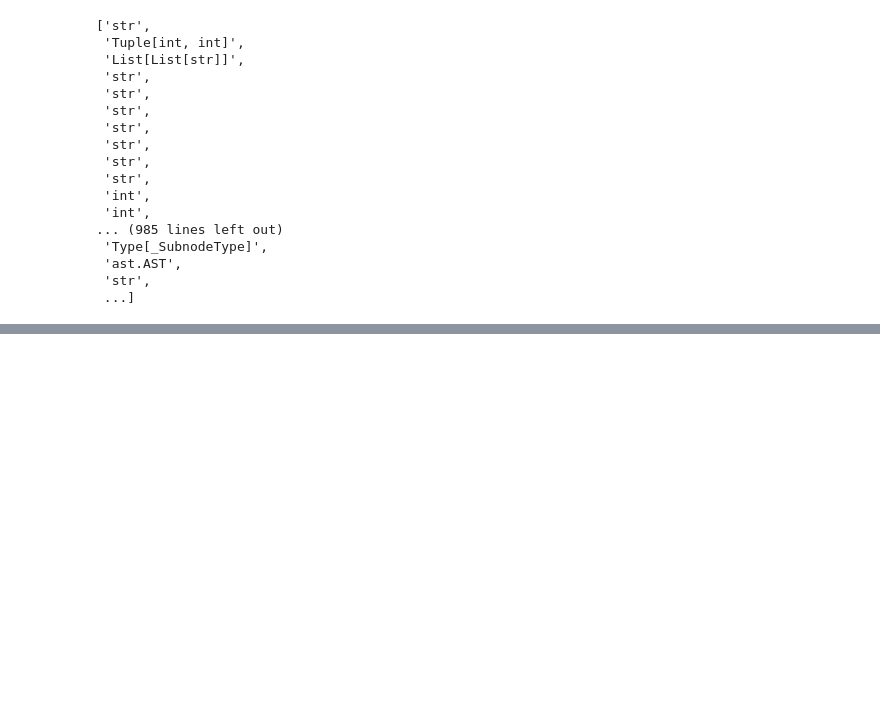
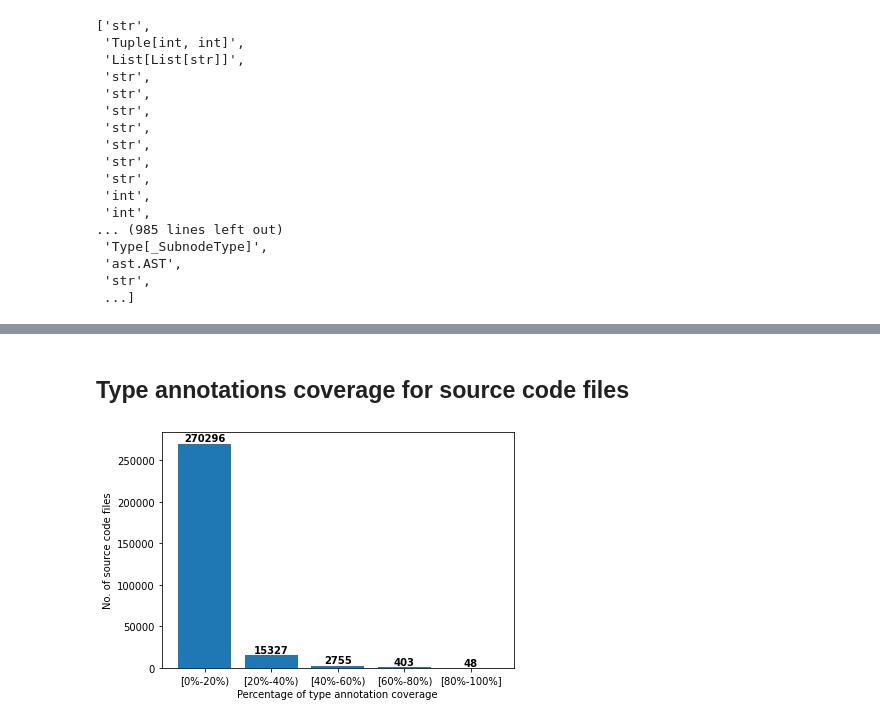
Before and after one commit to saltudelft/many-types-4-py-dataset, a Jupyter notebook: data-analysis.ipynb, the cells around one changed output, grey strips where cells are left out. Saved outputs shown, nothing was run; the diff lists cells and outputs as text; code cells hidden in the pictures; blank space fills up the shorter version.

```diff
--- a/data-analysis.ipynb
+++ b/data-analysis.ipynb
@@ -209,0 +274,13 @@ all_types
+# %% [markdown]
+## Type annotations coverage for source code files
+# %%
+f = plt.bar([i for i, v in f_type_cove_interval.items()], [v[1] for i, v in f_type_cove_interval.items()])
+plt.xlabel("Percentage of type annotation coverage")
+plt.ylabel("No. of source code files")
+for rect, v in zip(f.patches, [v[1] for i, v in f_type_cove_interval.items()]):
+    plt.text(rect.get_x() + rect.get_width() / 2, rect.get_height()+5, str(v),
+             fontweight='bold', ha='center', va='bottom')
+plt.tight_layout()
+plt.show()
+# %% [output]
+[figure, added]
```
Also changed, not shown: parts of 20 cells of this notebook.
